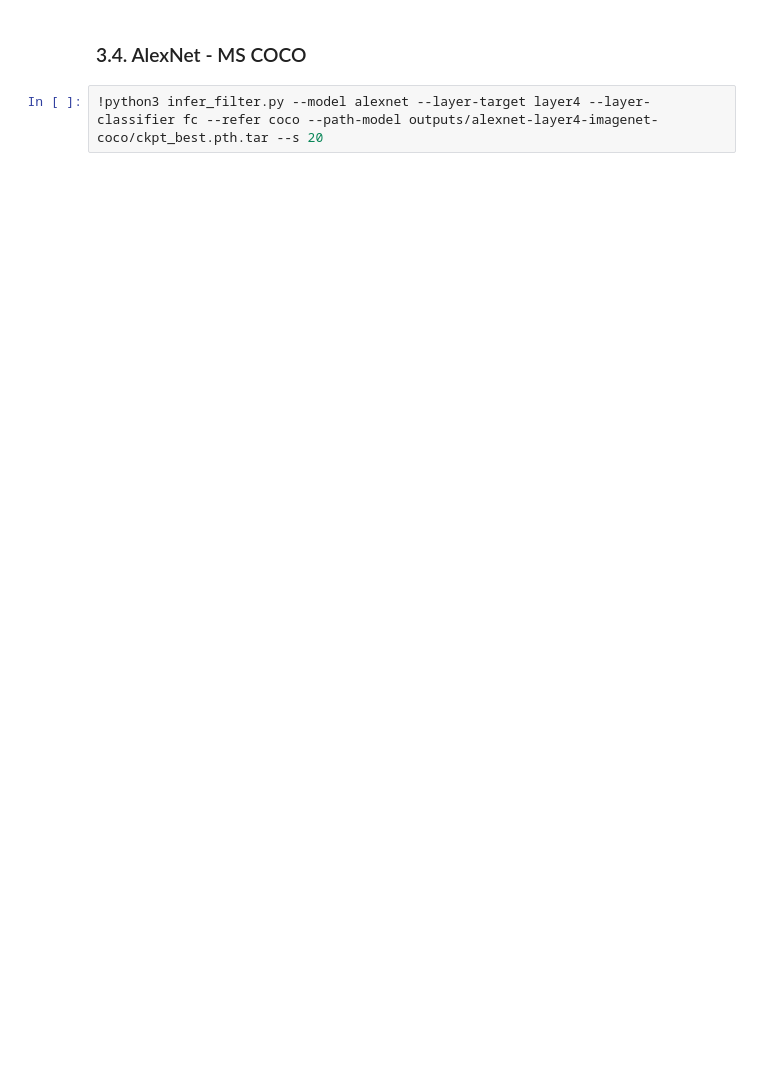
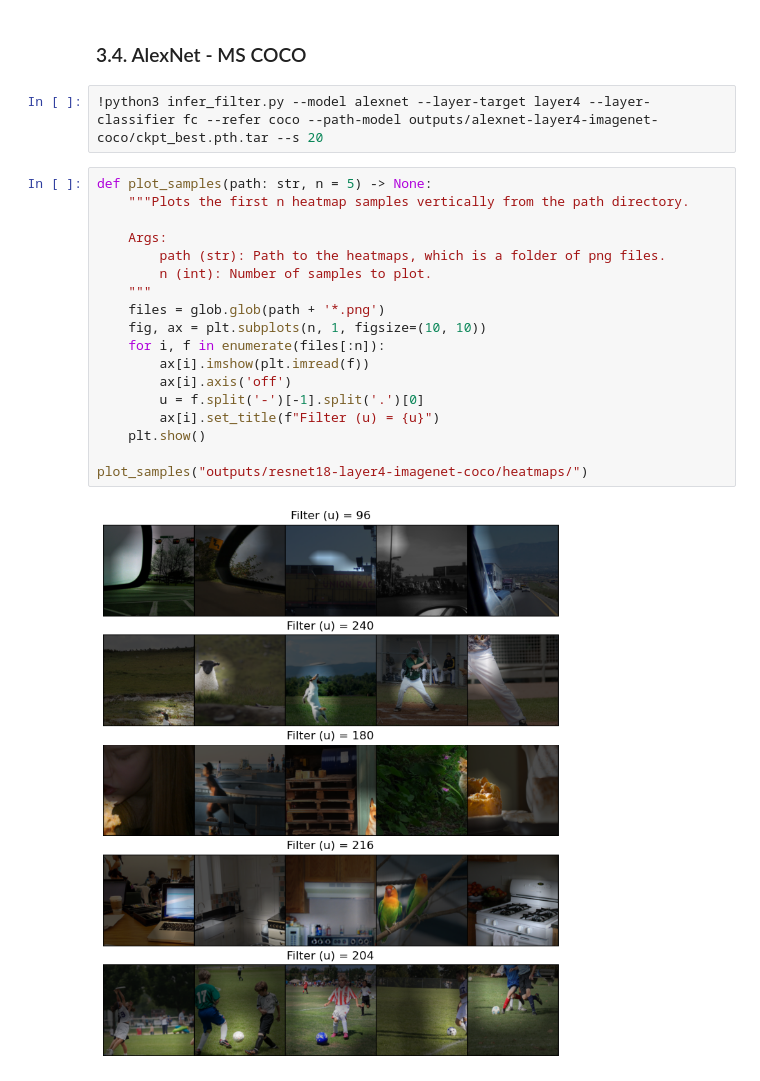
Before and after one commit to ErikBuis/FACT2023, a Jupyter notebook: results.ipynb, the cells around one changed output. Cells and saved outputs as stored; diff of their text form; blank space fills up the shorter version.

```diff
--- a/results.ipynb
+++ b/results.ipynb
@@ -68,3 +90,23 @@ path = 'outputs/alexnet-layer4-imagenet-coco'
 ### 3.4. AlexNet - MS COCO
 # %%
 !python3 infer_filter.py --model alexnet --layer-target layer4 --layer-classifier fc --refer coco --path-model outputs/alexnet-layer4-imagenet-coco/ckpt_best.pth.tar --s 20
+# %%
+def plot_samples(path: str, n = 5) -> None:
+    """Plots the first n heatmap samples vertically from the path directory.
+
+    Args:
+        path (str): Path to the heatmaps, which is a folder of png files.
+        n (int): Number of samples to plot.
+    """
+    files = glob.glob(path + '*.png')
+    fig, ax = plt.subplots(n, 1, figsize=(10, 10))
+    for i, f in enumerate(files[:n]):
+        ax[i].imshow(plt.imread(f))
+        ax[i].axis('off')
+        u = f.split('-')[-1].split('.')[0]
+        ax[i].set_title(f"Filter (u) = {u}")
+    plt.show()
+
+plot_samples("outputs/resnet18-layer4-imagenet-coco/heatmaps/")
+# %% [output]
+[figure, added]
```
Also changed, not shown: parts of 2 cells of this notebook.
